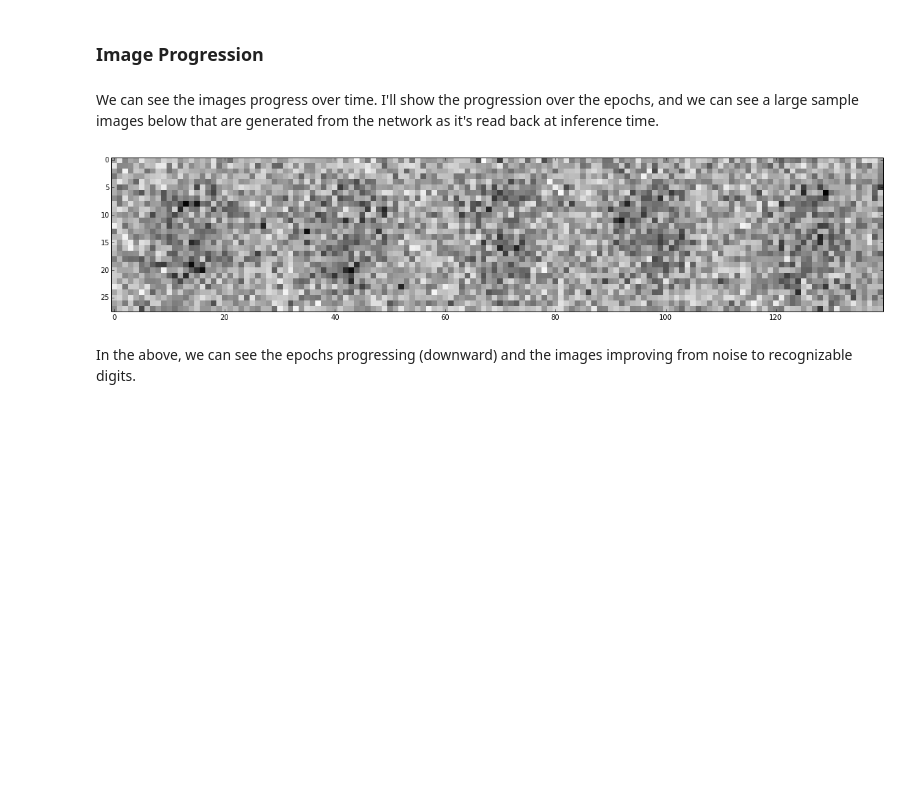
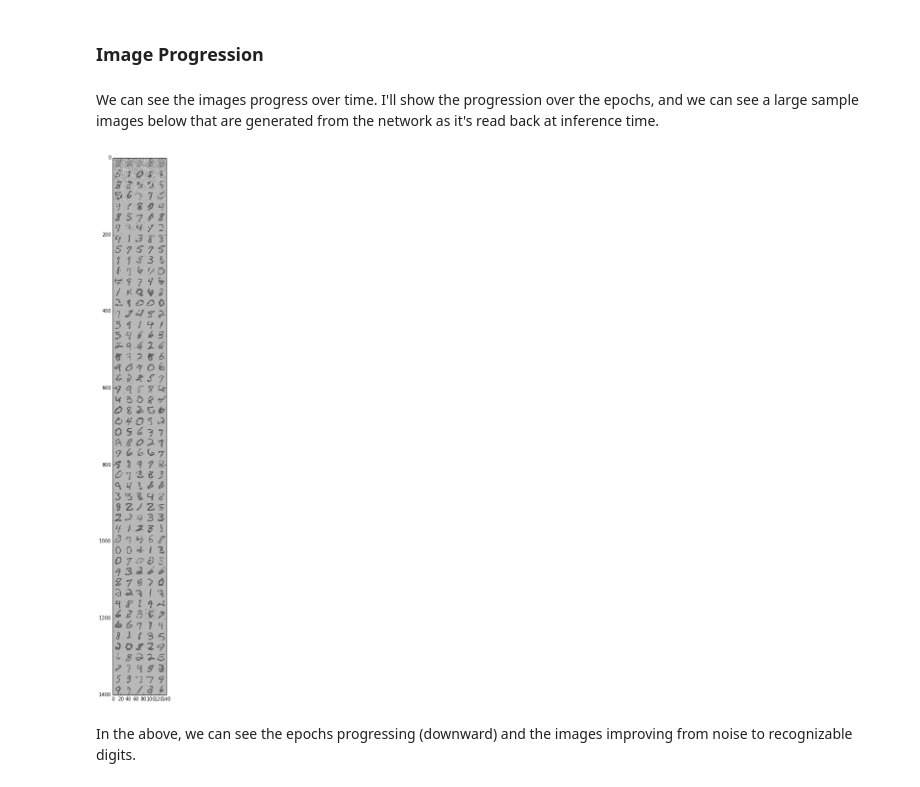
Before and after one commit to DeepLearnPhysics/DCGAN, a Jupyter notebook: MNIST_GAN_Basics.ipynb, the cells around one changed output. Saved outputs shown, nothing was run; the diff lists cells and outputs as text; code cells hidden in the pictures; blank space fills up the shorter version.

```diff
--- a/MNIST_GAN_Basics.ipynb
+++ b/MNIST_GAN_Basics.ipynb
@@ -92,9 +92,10 @@ Drawn like this, you can see each individual pixel clearly.  It's not a high res
 # %% [markdown]
 We'll start to put together a network for the GAN, first by defining some useful constants that we'll need to call on multiple times:
 # %%
-BASE_LEARNING_RATE = 0.0005
+BASE_LEARNING_RATE = 0.0002
 BATCH_SIZE=50
 RANDOM_INPUT_DIMENSIONALITY = 100
+MAX_EPOCH=100
 INCLUDE_NOISE=True
 LOGDIR="./mnist_gan_logs/lr_{}_include_noise_{}_batchsize_{}".format(BASE_LEARNING_RATE, INCLUDE_NOISE, BATCH_SIZE)
 RESTORE=False
@@ -323,13 +324,13 @@ with tf.device(default_device):
 
         print "Begin training ..."
         # Run training loop
-        for i in xrange(500000):
+        for i in xrange(50000000):
             step = sess.run(global_step)
 
             # Receive data (this will hang if IO thread is still running = this
             # will wait for thread to finish & receive data)
             epoch = (1.0*i*BATCH_SIZE) / 60000.
-            if (epoch > 50):
+            if (epoch > MAX_EPOCH):
                 break
             sigma = max(0.75*(10. - epoch) / (10), 0.05)
 
@@ -438,20 +455,20 @@ The loss and accuracy graphs indicate the training went pretty well,  Over time,
 # %% [markdown]
 We can see the images progress over time.  I'll show the progression over the epochs, and we can see a large sample images below that are generated from the network as it's read back at inference time.
 # %%
-indexes = range(len(epochs))[::5]
+indexes = range(len(epochs))[::20]
 image_array = numpy.zeros((28*len(indexes), 5*28))
 for i, e in enumerate(indexes):
     image_set = images[e]
     for j in xrange(5):
         index = numpy.random.randint(len(image_set))
         image_array[i*28:(i+1)*28, j*28:(j+1)*28].shape
         image_array[i*28:(i+1)*28, j*28:(j+1)*28] = image_set[index].reshape(28,28)
 
 fig = plt.figure(figsize=(20,20))
 plt.imshow(image_array, cmap="Greys", interpolation="none")
 plt.show()
 # %% [output]
-[figure, old version]
+[figure, new version]
 # %% [markdown]
 In the above, we can see the epochs progressing (downward) and the images improving from noise to recognizable digits.
 # %% [markdown]
```
Also changed, not shown: parts of 8 cells of this notebook, 1 other file.
